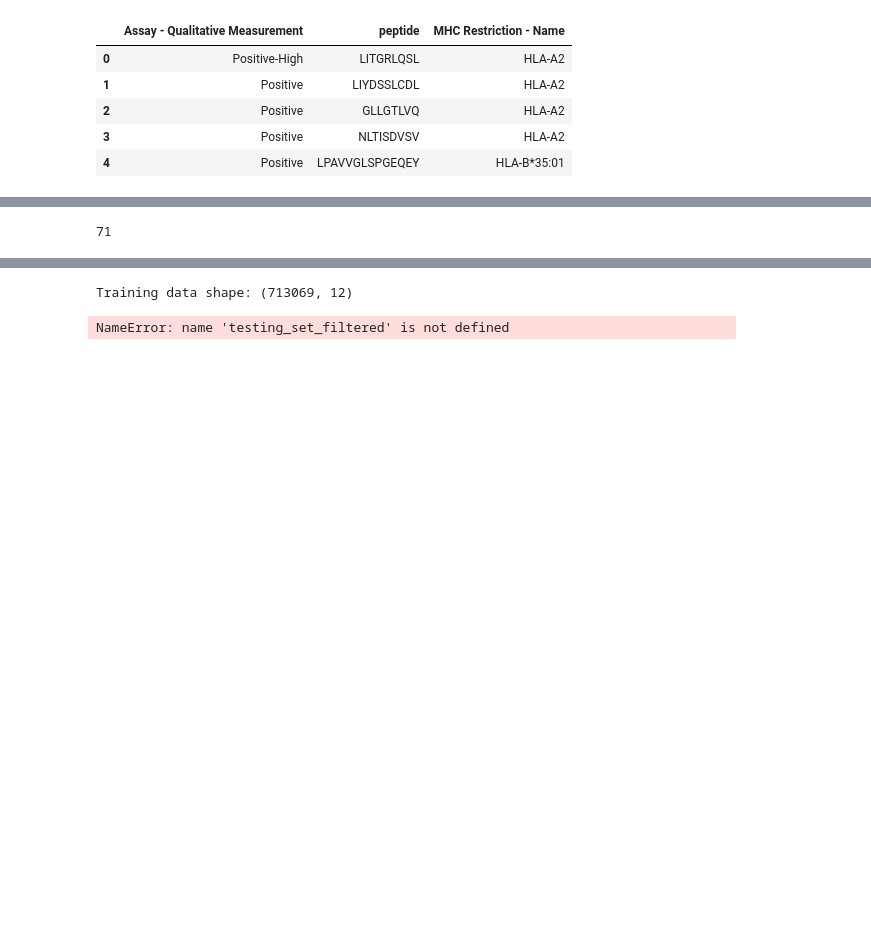
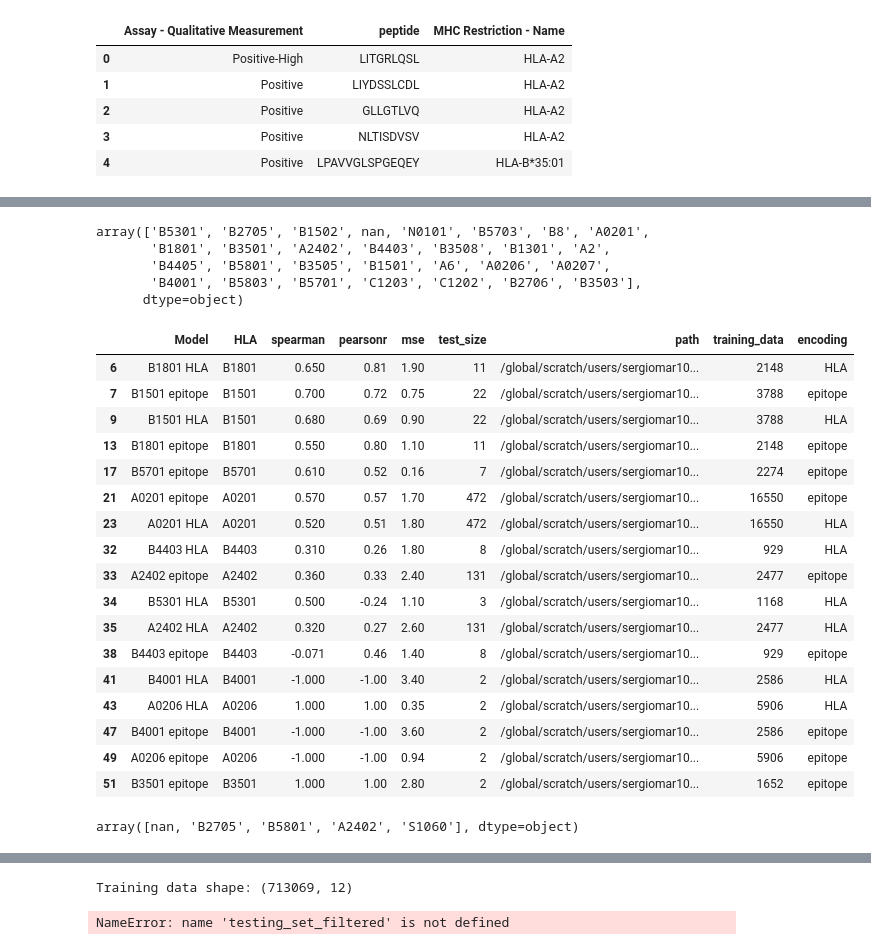
Before and after one commit to sermare/ESMCBA, a Jupyter notebook: jupyter_notebooks/binding_affinity/BA_hs.ipynb, the cells around one changed output, grey strips where cells are left out. Saved outputs shown, nothing was run; the diff lists cells and outputs as text; code cells hidden in the pictures; blank space fills up the shorter version.

```diff
--- a/jupyter_notebooks/binding_affinity/BA_hs.ipynb
+++ b/jupyter_notebooks/binding_affinity/BA_hs.ipynb
@@ -217,9 +219,10 @@ IEDB_full['HLA'] = IEDB_full['MHC Restriction - Name'].str.replace('-', '').str.
 import pandas as pd
 # %%
 evaluations_dt_sorted = pd.read_csv('../../performances/models_performances_23042025.csv')
-evaluations_dt_sorted = evaluations_dt_sorted[evaluations_dt_sorted['HLA'] == 'A0201']
+# evaluations_dt_sorted = evaluations_dt_sorted[evaluations_dt_sorted['HLA'] == 'A0201']
 # %%
-rfd_peptides = pd.read_csv('/global/scratch/users/sergiomar10/ESMCBA/ESMCBA/jupyter_notebooks/rdfiffusion/HLAA0201_PDB_7RTD_RFdiffusion_sequences.csv')
-rfd_peptides = rfd_peptides[(rfd_peptides['plddt'] > 0.8)]
+rfd_peptides = pd.read_csv('/global/scratch/users/sergiomar10/ESMCBA/ESMCBA/jupyter_notebooks/rdfiffusion/rdfiffusion_output_peptides.csv')
+# rfd_peptides = rfd_peptides[(rfd_peptides['length'] < 12) & (rfd_peptides['hla_allele'] == 'HLA-A*0201')]
 print(len(rfd_peptides))
+rfd_peptides.head(2)
 # %% [output]
@@ -227,6 +234,30 @@ print(len(rfd_peptides))
-# %%
-rfd_peptides = pd.read_csv('/global/scratch/users/sergiomar10/ESMCBA/ESMCBA/jupyter_notebooks/rdfiffusion/HLAA0201_PDB_7RTD_RFdiffusion_sequences.csv')
-rfd_peptides = rfd_peptides[(rfd_peptides['plddt'] < 0.2)]
-print(len(rfd_peptides))
-# %% [output]
-71
+# %%
+hlas_in_rfd = rfd_peptides['hla_allele'].unique()
+hlas_in_rfd
+# %% [output]
+array(['B5301', 'B2705', 'B1502', nan, 'N0101', 'B5703', 'B8', 'A0201',
+       'B1801', 'B3501', 'A2402', 'B4403', 'B3508', 'B1301', 'A2',
+       'B4405', 'B5801', 'B3505', 'B1501', 'A6', 'A0206', 'A0207',
+       'B4001', 'B5803', 'B5701', 'C1203', 'C1202', 'B2706', 'B3503'],
+      dtype=object)
+# %%
+evaluations_dt_sorted[evaluations_dt_sorted['HLA'].isin(hlas_in_rfd)]
+# %% [output]
+|  | Model | HLA | spearman | pearsonr | mse | test_size | path | training_data | encoding |
+| 6 | B1801 HLA | B1801 | 0.650 | 0.81 | 1.90 | 11 | /global/scratch/users/sergiomar10... | 2148 | HLA |
+| 7 | B1501 epitope | B1501 | 0.700 | 0.72 | 0.75 | 22 | /global/scratch/users/sergiomar10... | 3788 | epitope |
+| 9 | B1501 HLA | B1501 | 0.680 | 0.69 | 0.90 | 22 | /global/scratch/users/sergiomar10... | 3788 | HLA |
+| 13 | B1801 epitope | B1801 | 0.550 | 0.80 | 1.10 | 11 | /global/scratch/users/sergiomar10... | 2148 | epitope |
+| 17 | B5701 epitope | B5701 | 0.610 | 0.52 | 0.16 | 7 | /global/scratch/users/sergiomar10... | 2274 | epitope |
+| 21 | A0201 epitope | A0201 | 0.570 | 0.57 | 1.70 | 472 | /global/scratch/users/sergiomar10... | 16550 | epitope |
+| 23 | A0201 HLA | A0201 | 0.520 | 0.51 | 1.80 | 472 | /global/scratch/users/sergiomar10... | 16550 | HLA |
+| 32 | B4403 HLA | B4403 | 0.310 | 0.26 | 1.80 | 8 | /global/scratch/users/sergiomar10... | 929 | HLA |
+| 33 | A2402 epitope | A2402 | 0.360 | 0.33 | 2.40 | 131 | /global/scratch/users/sergiomar10... | 2477 | epitope |
+| 34 | B5301 HLA | B5301 | 0.500 | -0.24 | 1.10 | 3 | /global/scratch/users/sergiomar10... | 1168 | HLA |
+| 35 | A2402 HLA | A2402 | 0.320 | 0.27 | 2.60 | 131 | /global/scratch/users/sergiomar10... | 2477 | HLA |
+| 38 | B4403 epitope | B4403 | -0.071 | 0.46 | 1.40 | 8 | /global/scratch/users/sergiomar10... | 929 | epitope |
+| 41 | B4001 HLA | B4001 | -1.000 | -1.00 | 3.40 | 2 | /global/scratch/users/sergiomar10... | 2586 | HLA |
+| 43 | A0206 HLA | A0206 | 1.000 | 1.00 | 0.35 | 2 | /global/scratch/users/sergiomar10... | 5906 | HLA |
+| 47 | B4001 epitope | B4001 | -1.000 | -1.00 | 3.60 | 2 | /global/scratch/users/sergiomar10... | 2586 | epitope |
+| 49 | A0206 epitope | A0206 | -1.000 | -1.00 | 0.94 | 2 | /global/scratch/users/sergiomar10... | 5906 | epitope |
+| 51 | B3501 epitope | B3501 | 1.000 | 1.00 | 2.80 | 2 | /global/scratch/users/sergiomar10... | 1652 | epitope |
@@ -232,0 +266,4 @@ print(len(rfd_peptides))
+# %%
+rfd_peptides['title'].str.replace('HLA-','').str.extract(r'([A-Z]\d{2}\d{2})')[0].unique()
+# %% [output]
+array([nan, 'B2705', 'B5801', 'A2402', 'S1060'], dtype=object)
```
Also changed, not shown: parts of 14 cells of this notebook, 20 other files.
